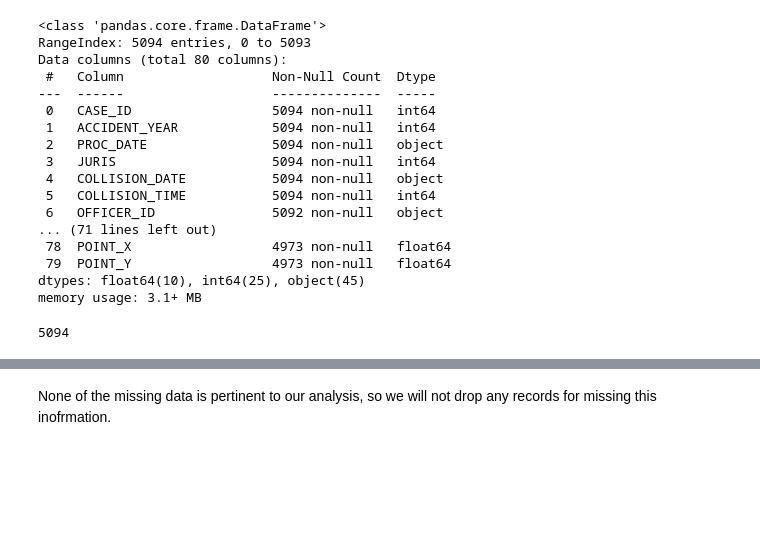
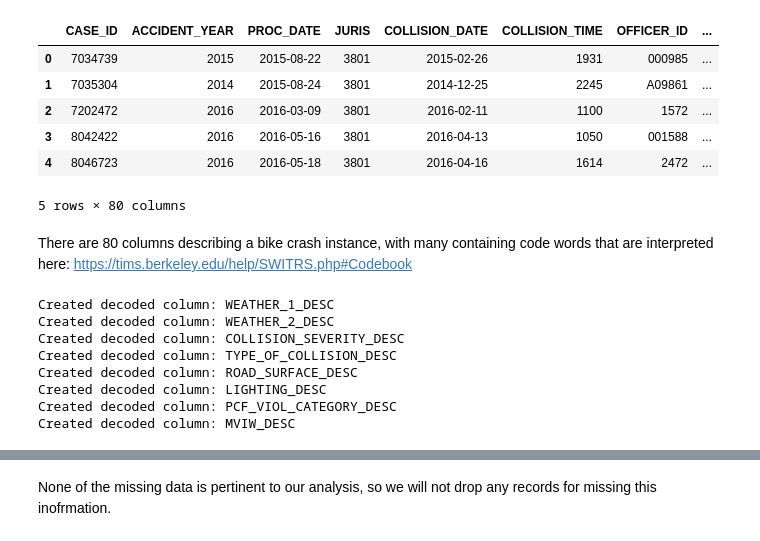
Before and after one commit to UCB-stat-159-f25/final-group07, a Jupyter notebook: data_exploration.ipynb, the cells around one changed output, grey strips where cells are left out. Cells and saved outputs as stored; diff of their text form; code cells hidden in the pictures; blank space fills up the shorter version.

```diff
--- a/data_exploration.ipynb
+++ b/data_exploration.ipynb
@@ -11,28 +14,27 @@ crashes = pd.read_csv('data/Crashes.csv')
 parties = pd.read_csv('data/Parties.csv')
 # %%
-crashes.info()
+crashes_initial.head()
 # %% [output]
+|  | CASE_ID | ACCIDENT_YEAR | PROC_DATE | JURIS | COLLISION_DATE | COLLISION_TIME | OFFICER_ID | ... |
+| 0 | 7034739 | 2015 | 2015-08-22 | 3801 | 2015-02-26 | 1931 | 000985 | ... |
+| 1 | 7035304 | 2014 | 2015-08-24 | 3801 | 2014-12-25 | 2245 | A09861 | ... |
+| 2 | 7202472 | 2016 | 2016-03-09 | 3801 | 2016-02-11 | 1100 | 1572 | ... |
+| 3 | 8042422 | 2016 | 2016-05-16 | 3801 | 2016-04-13 | 1050 | 001588 | ... |
+| 4 | 8046723 | 2016 | 2016-05-18 | 3801 | 2016-04-16 | 1614 | 2472 | ... |
-<class 'pandas.core.frame.DataFrame'>
-RangeIndex: 5094 entries, 0 to 5093
-Data columns (total 80 columns):
- #   Column                   Non-Null Count  Dtype
----  ------                   --------------  -----
- 0   CASE_ID                  5094 non-null   int64
- 1   ACCIDENT_YEAR            5094 non-null   int64
- 2   PROC_DATE                5094 non-null   object
- 3   JURIS                    5094 non-null   int64
- 4   COLLISION_DATE           5094 non-null   object
- 5   COLLISION_TIME           5094 non-null   int64
- 6   OFFICER_ID               5092 non-null   object
-... (71 lines left out)
- 78  POINT_X                  4973 non-null   float64
- 79  POINT_Y                  4973 non-null   float64
-dtypes: float64(10), int64(25), object(45)
-memory usage: 3.1+ MB
+5 rows × 80 columns
+# %% [markdown]
+There are 80 columns describing a bike crash instance, with many containing code words that are interpreted here: https://tims.berkeley.edu/help/SWITRS.php#Codebook
 # %%
-crashes.shape[0]
+crashes = ds.decode_switrs(crashes_initial, create_new_columns=True)
 # %% [output]
-5094
+Created decoded column: WEATHER_1_DESC
+Created decoded column: WEATHER_2_DESC
+Created decoded column: COLLISION_SEVERITY_DESC
+Created decoded column: TYPE_OF_COLLISION_DESC
+Created decoded column: ROAD_SURFACE_DESC
+Created decoded column: LIGHTING_DESC
+Created decoded column: PCF_VIOL_CATEGORY_DESC
+Created decoded column: MVIW_DESC
 # %%
 crashes.isna().sum().sort_values(ascending = False).head(30)
 # %% [output]
```
Also changed, not shown: parts of 16 cells of this notebook, 3 other files.
